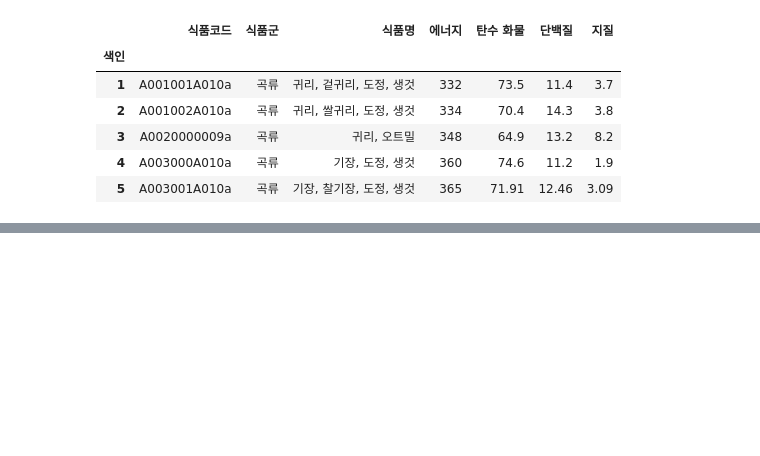
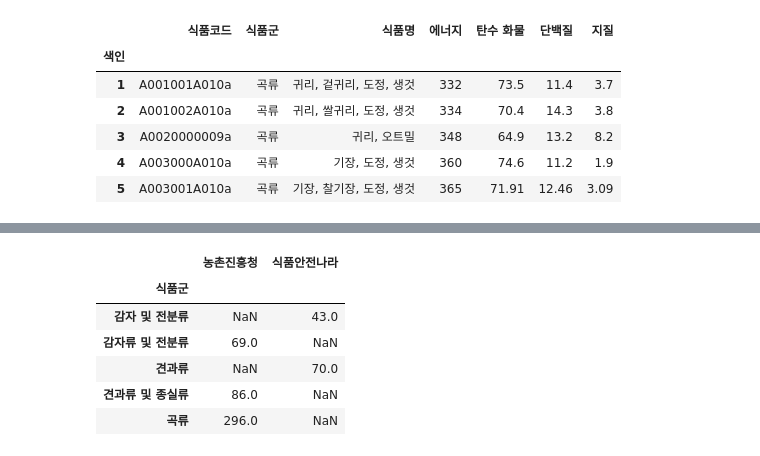
Before and after one commit to JAICHANGPARK/DataExperiment_Python, a Jupyter notebook: 02_food_analysis/analysis/20180717/code/9_revision_01.ipynb, the cells around one changed output, grey strips where cells are left out. Cells and saved outputs as stored; diff of their text form; code cells hidden in the pictures; blank space fills up the shorter version.

```diff
--- a/02_food_analysis/analysis/20180717/code/9_revision_01.ipynb
+++ b/02_food_analysis/analysis/20180717/code/9_revision_01.ipynb
@@ -218,0 +267,10 @@ else :
+# %%
+merge_food_group.head()
+# %% [output]
+|  | 농촌진흥청 | 식품안전나라 |
+| 식품군 |  |  |
+| 감자 및 전분류 | NaN | 43.0 |
+| 감자류 및 전분류 | 69.0 | NaN |
+| 견과류 | NaN | 70.0 |
+| 견과류 및 종실류 | 86.0 | NaN |
+| 곡류 | 296.0 | NaN |
```
Also changed, not shown: parts of 11 cells of this notebook, 2 other files.
